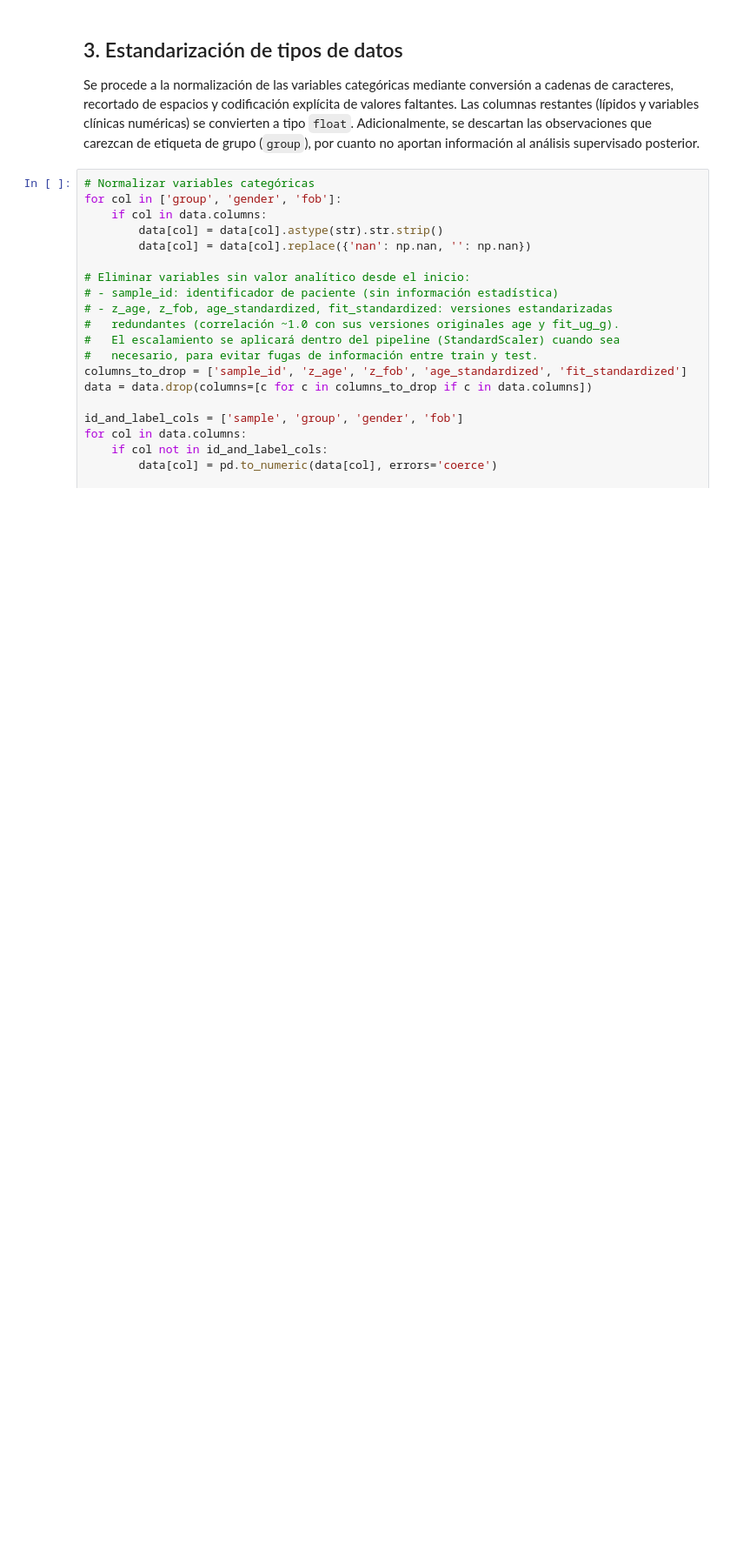
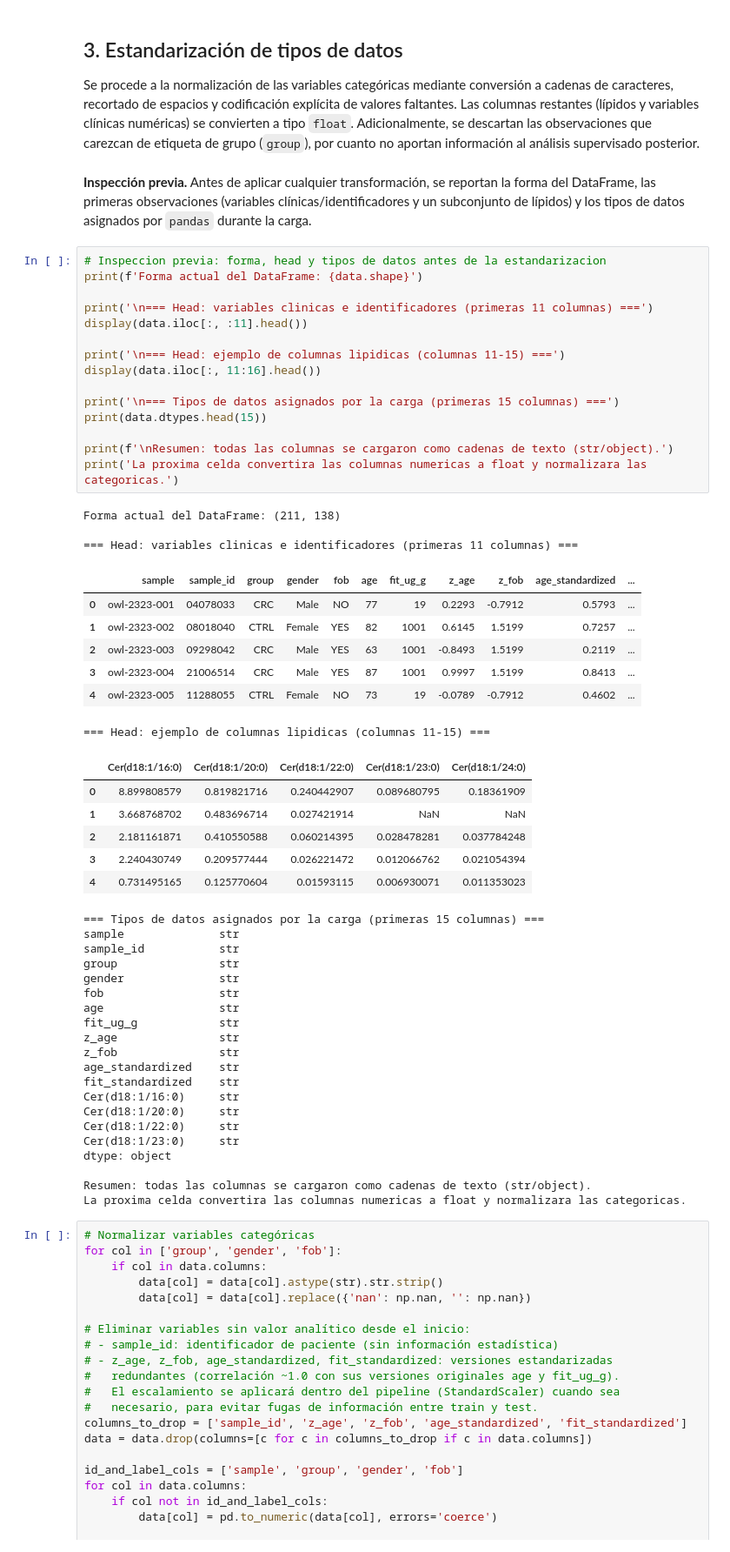
Before and after one commit to A01795919/proyecto_integrador_equipo-22, a Jupyter notebook: notebooks/Avance1_Equipo22.ipynb, the cells around one changed output. Shown at 87% size. Saved outputs shown, nothing was run; the diff lists cells and outputs as text; blank space fills up the shorter version.

```diff
--- a/notebooks/Avance1_Equipo22.ipynb
+++ b/notebooks/Avance1_Equipo22.ipynb
@@ -222,6 +222,60 @@ Name: count, dtype: int64
 ## 3. Estandarización de tipos de datos
 
 Se procede a la normalización de las variables categóricas mediante conversión a cadenas de caracteres, recortado de espacios y codificación explícita de valores faltantes. Las columnas restantes (lípidos y variables clínicas numéricas) se convierten a tipo `float`. Adicionalmente, se descartan las observaciones que carezcan de etiqueta de grupo (`group`), por cuanto no aportan información al análisis supervisado posterior.
+# %% [markdown]
+**Inspección previa.** Antes de aplicar cualquier transformación, se reportan la forma del DataFrame, las primeras observaciones (variables clínicas/identificadores y un subconjunto de lípidos) y los tipos de datos asignados por `pandas` durante la carga.
+# %%
+# Inspeccion previa: forma, head y tipos de datos antes de la estandarizacion
+print(f'Forma actual del DataFrame: {data.shape}')
+
+print('\n=== Head: variables clinicas e identificadores (primeras 11 columnas) ===')
+display(data.iloc[:, :11].head())
+
+print('\n=== Head: ejemplo de columnas lipidicas (columnas 11-15) ===')
+display(data.iloc[:, 11:16].head())
+
+print('\n=== Tipos de datos asignados por la carga (primeras 15 columnas) ===')
+print(data.dtypes.head(15))
+
+print(f'\nResumen: todas las columnas se cargaron como cadenas de texto (str/object).')
+print('La proxima celda convertira las columnas numericas a float y normalizara las categoricas.')
+# %% [output]
+Forma actual del DataFrame: (211, 138)
+
+=== Head: variables clinicas e identificadores (primeras 11 columnas) ===
+|  | sample | sample_id | group | gender | fob | age | fit_ug_g | z_age | z_fob | age_standardized | ... |
+| 0 | owl-2323-001 | 04078033 | CRC | Male | NO | 77 | 19 | 0.2293 | -0.7912 | 0.5793 | ... |
+| 1 | owl-2323-002 | 08018040 | CTRL | Female | YES | 82 | 1001 | 0.6145 | 1.5199 | 0.7257 | ... |
+| 2 | owl-2323-003 | 09298042 | CRC | Male | YES | 63 | 1001 | -0.8493 | 1.5199 | 0.2119 | ... |
+| 3 | owl-2323-004 | 21006514 | CRC | Male | YES | 87 | 1001 | 0.9997 | 1.5199 | 0.8413 | ... |
+| 4 | owl-2323-005 | 11288055 | CTRL | Female | NO | 73 | 19 | -0.0789 | -0.7912 | 0.4602 | ... |
+=== Head: ejemplo de columnas lipidicas (columnas 11-15) ===
+|  | Cer(d18:1/16:0) | Cer(d18:1/20:0) | Cer(d18:1/22:0) | Cer(d18:1/23:0) | Cer(d18:1/24:0) |
+| 0 | 8.899808579 | 0.819821716 | 0.240442907 | 0.089680795 | 0.18361909 |
+| 1 | 3.668768702 | 0.483696714 | 0.027421914 | NaN | NaN |
+| 2 | 2.181161871 | 0.410550588 | 0.060214395 | 0.028478281 | 0.037784248 |
+| 3 | 2.240430749 | 0.209577444 | 0.026221472 | 0.012066762 | 0.021054394 |
+| 4 | 0.731495165 | 0.125770604 | 0.01593115 | 0.006930071 | 0.011353023 |
+=== Tipos de datos asignados por la carga (primeras 15 columnas) ===
+sample              str
+sample_id           str
+group               str
+gender              str
+fob                 str
+age                 str
+fit_ug_g            str
+z_age               str
+z_fob               str
+age_standardized    str
+fit_standardized    str
+Cer(d18:1/16:0)     str
+Cer(d18:1/20:0)     str
+Cer(d18:1/22:0)     str
+Cer(d18:1/23:0)     str
+dtype: object
+
+Resumen: todas las columnas se cargaron como cadenas de texto (str/object).
+La proxima celda convertira las columnas numericas a float y normalizara las categoricas.
 # %%
 # Normalizar variables categóricas
 for col in ['group', 'gender', 'fob']:
```
Also changed, not shown: parts of 2 cells of this notebook.
